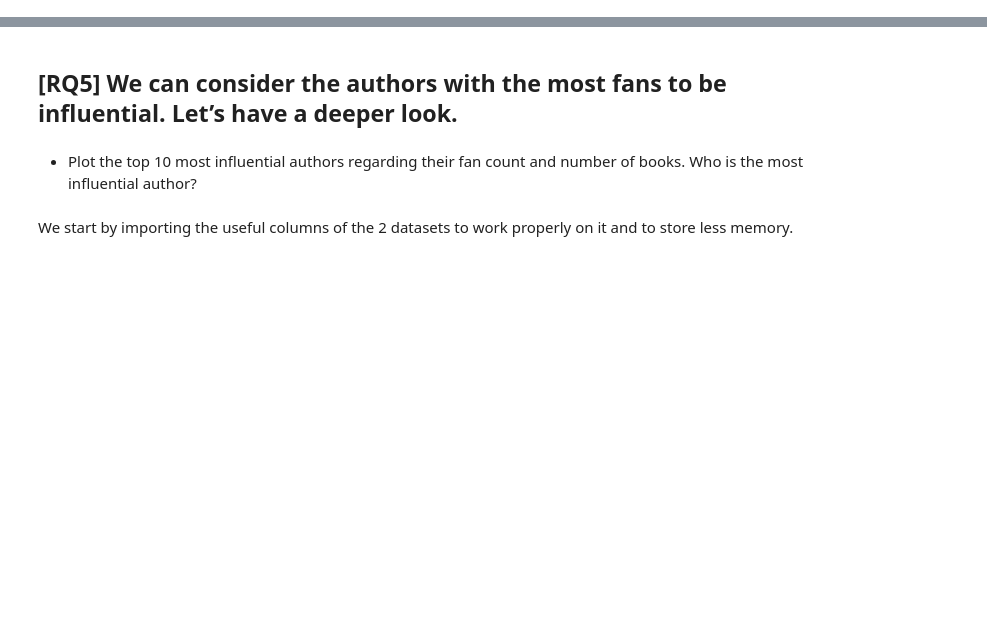
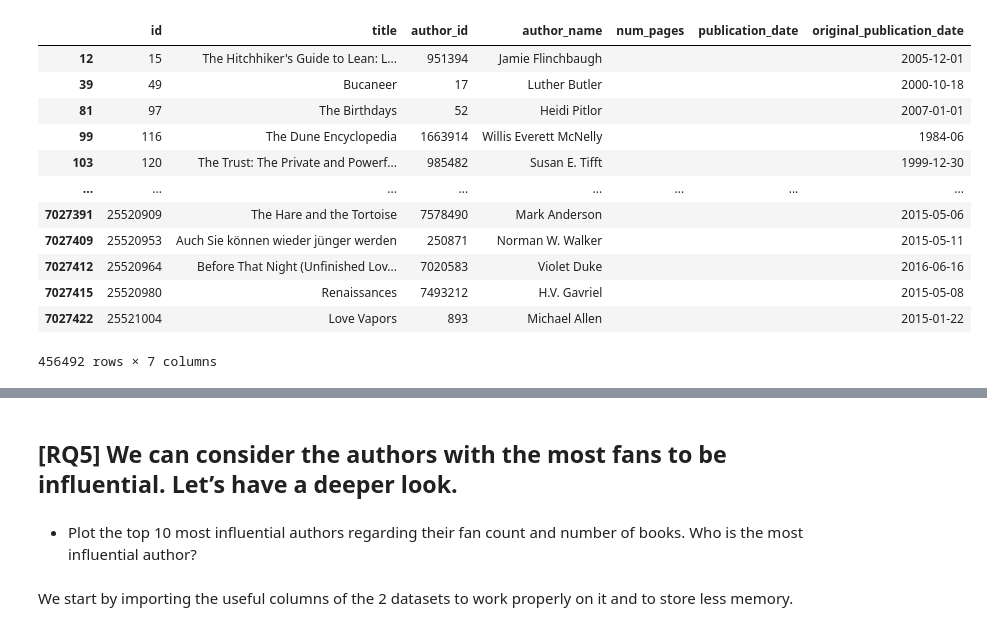
Before and after one commit to RiccardoCorr/ADM_HW_2, a Jupyter notebook: hw2.ipynb, the cells around one changed output, grey strips where cells are left out. Cells and saved outputs as stored; diff of their text form; code cells hidden in the pictures; blank space fills up the shorter version.

```diff
--- a/hw2.ipynb
+++ b/hw2.ipynb
@@ -15,7 +15,7 @@ from datetime import timedelta
 # %%
 # Importing the first dataset "author" in a dataframe called authors to work on it
 
-file_path_authors = "./lighter_authors.json"
+file_path_authors = ".\lighter_authors.json"
 ch_size = 100
 dfs = []
 
@@ -33,6 +33,8 @@ with open(file_path_authors, "r") as file:
 authors = pd.concat(dfs, ignore_index = True)
 
 authors.head(10)
+
+authors.shape # authors dataset has 351767 rows and 12 columns
 # %% [output]
 <class 'pandas.core.frame.DataFrame'>
 RangeIndex: 1000 entries, 0 to 999
@@ -105,0 +116,2 @@ print(books_cleaned.shape[0])
+# %%
+df_books = books_cleaned[["id", "title", "author_id", "author_name", "num_pages", "publication_date", "original_publication_date"]]
@@ -105,0 +122,16 @@ print(books_cleaned.shape[0])
+# %%
+df_books[(df_books['publication_date']=='') & (df_books['original_publication_date']!='')]
+# %% [output]
+|  | id | title | author_id | author_name | num_pages | publication_date | original_publication_date |
+| 12 | 15 | The Hitchhiker's Guide to Lean: L... | 951394 | Jamie Flinchbaugh |  |  | 2005-12-01 |
+| 39 | 49 | Bucaneer | 17 | Luther Butler |  |  | 2000-10-18 |
+| 81 | 97 | The Birthdays | 52 | Heidi Pitlor |  |  | 2007-01-01 |
+| 99 | 116 | The Dune Encyclopedia | 1663914 | Willis Everett McNelly |  |  | 1984-06 |
+| 103 | 120 | The Trust: The Private and Powerf... | 985482 | Susan E. Tifft |  |  | 1999-12-30 |
+| ... | ... | ... | ... | ... | ... | ... | ... |
+| 7027391 | 25520909 | The Hare and the Tortoise | 7578490 | Mark Anderson |  |  | 2015-05-06 |
+| 7027409 | 25520953 | Auch Sie können wieder jünger werden | 250871 | Norman W. Walker |  |  | 2015-05-11 |
+| 7027412 | 25520964 | Before That Night (Unfinished Lov... | 7020583 | Violet Duke |  |  | 2016-06-16 |
+| 7027415 | 25520980 | Renaissances | 7493212 | H.V. Gavriel |  |  | 2015-05-08 |
+| 7027422 | 25521004 | Love Vapors | 893 | Michael Allen |  |  | 2015-01-22 |
+456492 rows × 7 columns
```
Also changed, not shown: parts of 60 cells of this notebook.
